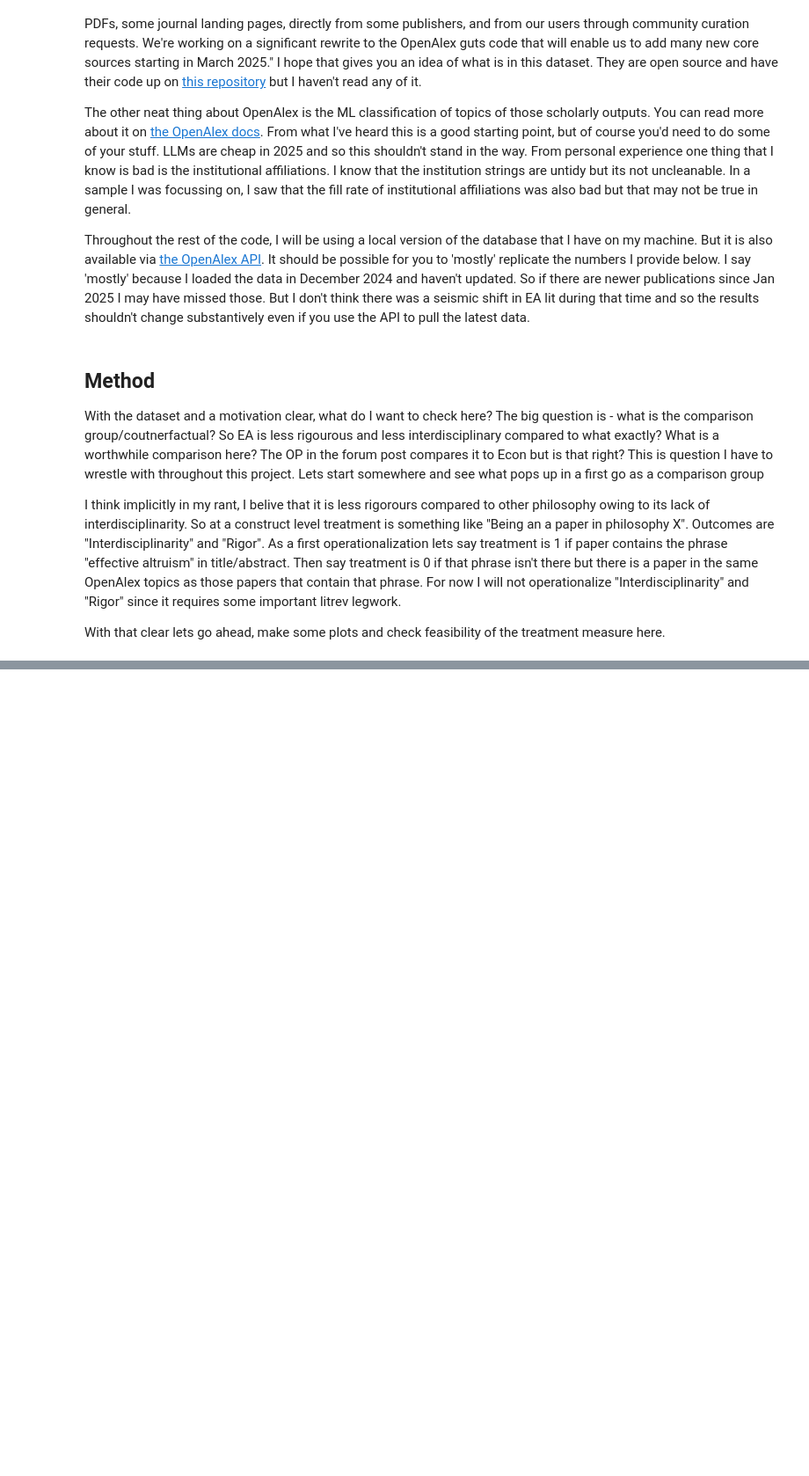
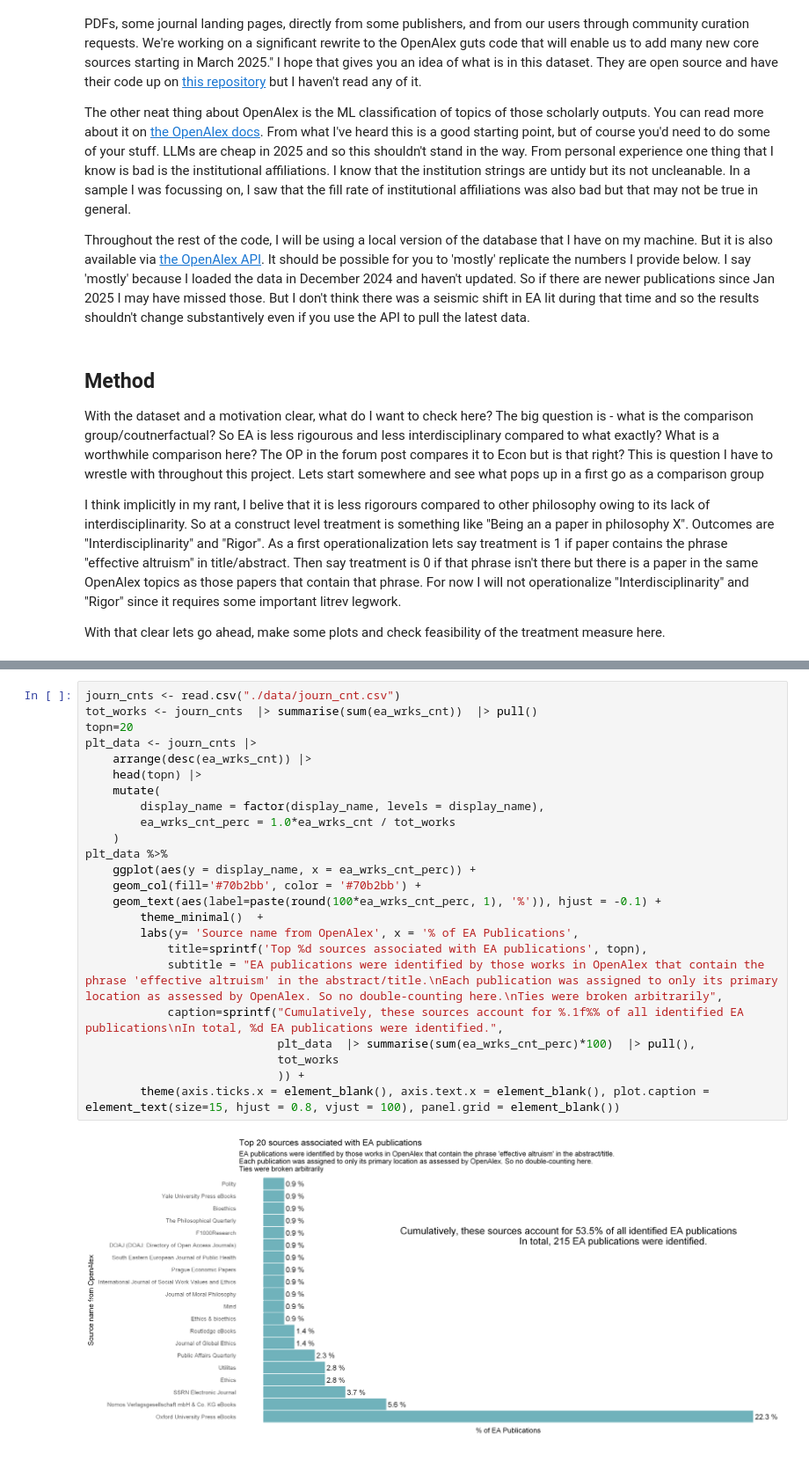
Before and after one commit to VenkiPhy6/eabiblio, a Jupyter notebook: 00_first_attempt.ipynb, the cells around one changed output, grey strips where cells are left out. Shown: that part at 88% size. Cells and saved outputs as stored; diff of their text form; blank space fills up the shorter version.

```diff
--- a/00_first_attempt.ipynb
+++ b/00_first_attempt.ipynb
@@ -41,0 +301,26 @@ RuntimeError: Query interrupted
+# %%
+journ_cnts <- read.csv("./data/journ_cnt.csv")
+tot_works <- journ_cnts  |> summarise(sum(ea_wrks_cnt))  |> pull()
+topn=20
+plt_data <- journ_cnts |>
+    arrange(desc(ea_wrks_cnt)) |>
+    head(topn) |>
+    mutate(
+        display_name = factor(display_name, levels = display_name),
+        ea_wrks_cnt_perc = 1.0*ea_wrks_cnt / tot_works
+    )
+plt_data %>%
+    ggplot(aes(y = display_name, x = ea_wrks_cnt_perc)) +
+    geom_col(fill='#70b2bb', color = '#70b2bb') +
+    geom_text(aes(label=paste(round(100*ea_wrks_cnt_perc, 1), '%')), hjust = -0.1) +
+        theme_minimal()  +
+        labs(y= 'Source name from OpenAlex', x = '% of EA Publications',
+            title=sprintf('Top %d sources associated with EA publications', topn),
+            subtitle = "EA publications were identified by those works in OpenAlex that contain the phrase 'effective altruism' in the abstract/title.\nEach publication was assigned to only its primary location as assessed by OpenAlex. So no double-counting here.\nTies were broken arbitrarily",
+            caption=sprintf("Cumulatively, these sources account for %.1f%% of all identified EA publications\nIn total, %d EA publications were identified.",
+                            plt_data  |> summarise(sum(ea_wrks_cnt_perc)*100)  |> pull(),
+                            tot_works
+                            )) +
+        theme(axis.ticks.x = element_blank(), axis.text.x = element_blank(), plot.caption = element_text(size=15, hjust = 0.8, vjust = 100), panel.grid = element_blank())
+# %% [output]
+[figure, added]
```
Also changed, not shown: parts of 30 cells of this notebook, 3 other files.
